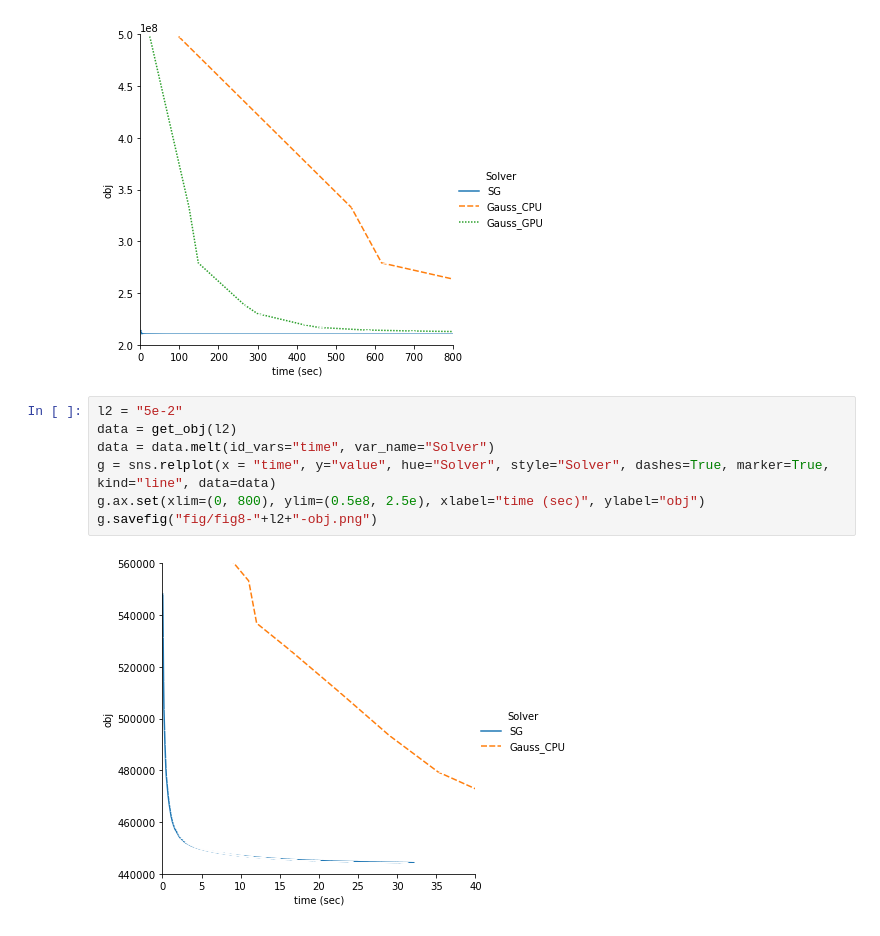
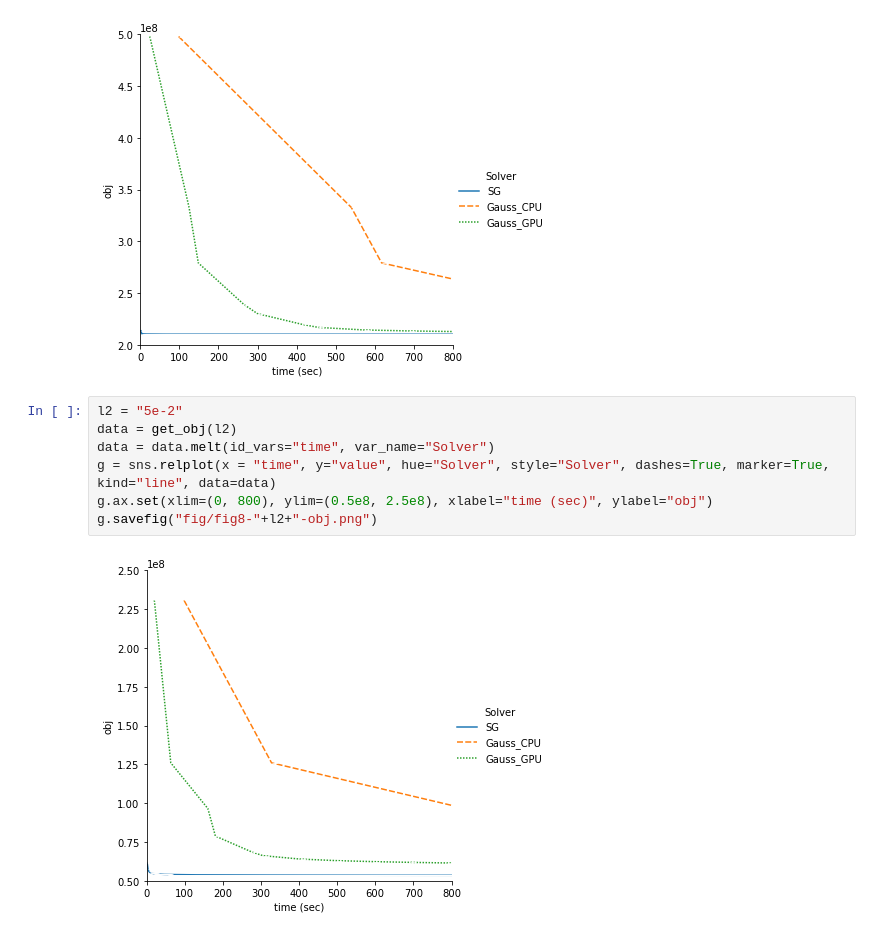
Before and after one commit to jyhsia5174/Gauss-Newton-EXP-Code, a Jupyter notebook: analysis/fig8.ipynb, the cells around one changed output. Drawn from its saved outputs; the diff is of its cells as text.

```diff
--- a/analysis/fig8.ipynb
+++ b/analysis/fig8.ipynb
@@ -68,12 +68,12 @@ g.savefig("fig/fig8-"+l2+"-obj.png")
 # %%
 l2 = "5e-2"
 data = get_obj(l2)
 data = data.melt(id_vars="time", var_name="Solver")
 g = sns.relplot(x = "time", y="value", hue="Solver", style="Solver", dashes=True, marker=True, kind="line", data=data)
-g.ax.set(xlim=(0, 800), ylim=(0.5e8, 2.5e), xlabel="time (sec)", ylabel="obj")
+g.ax.set(xlim=(0, 800), ylim=(0.5e8, 2.5e8), xlabel="time (sec)", ylabel="obj")
 g.savefig("fig/fig8-"+l2+"-obj.png")
 # %% [output]
-[figure, old version]
+[figure, new version]
 # %%
 l2 = "5e-3"
 data = get_obj(l2)
```
Also changed, not shown: parts of 1 cell of this notebook, 7 other files.
